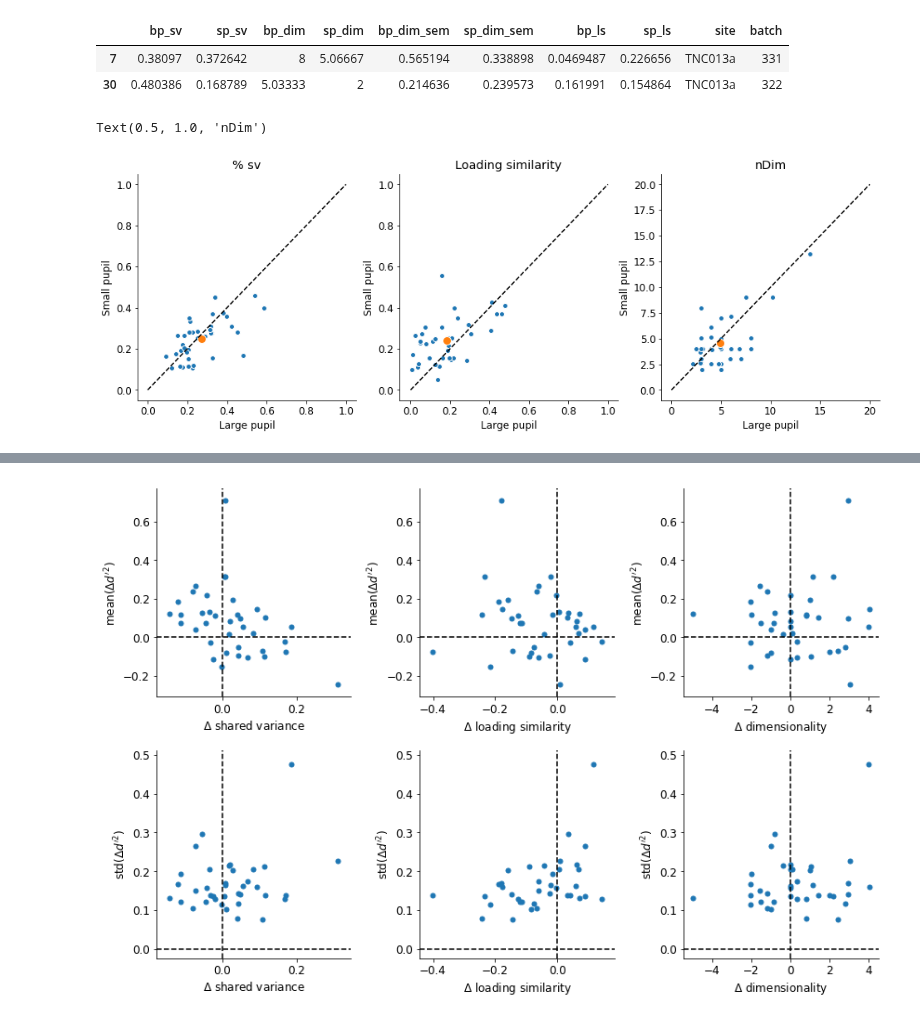
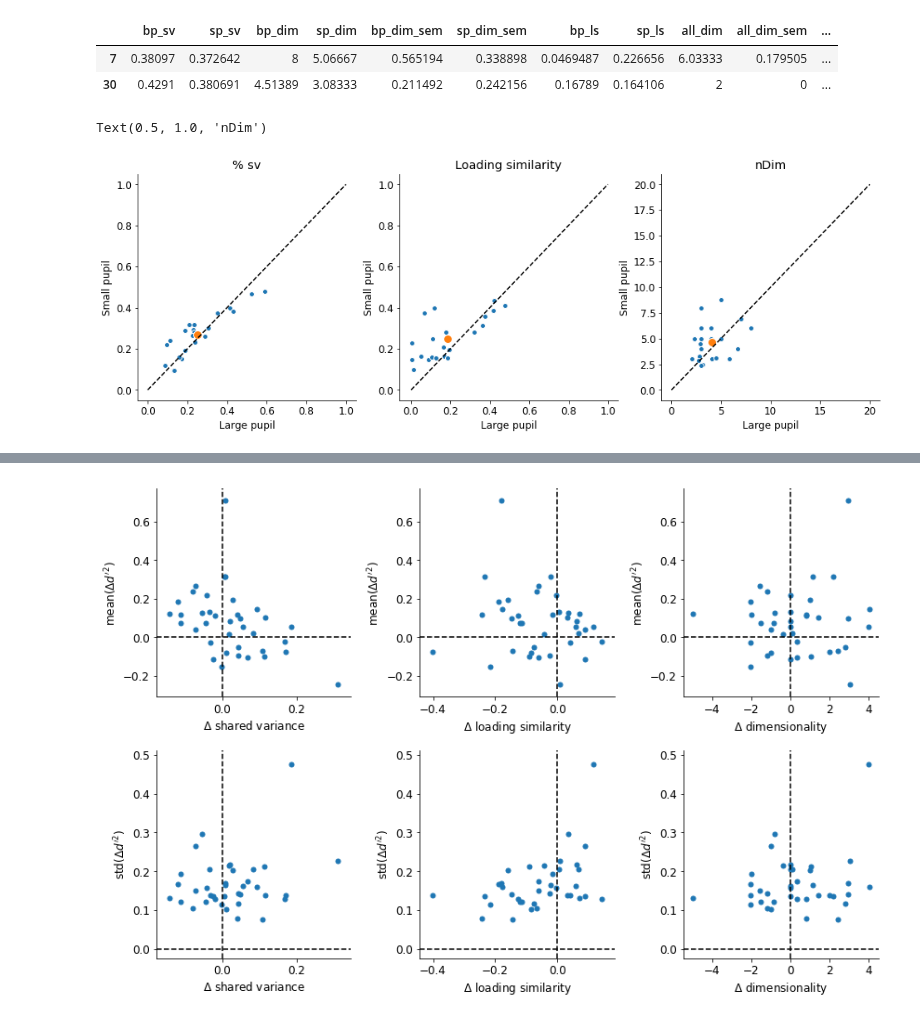
Before and after one commit to crheller/nat_pup_ms, a Jupyter notebook: FA/summary.ipynb, the cells around one changed output, grey strips where cells are left out. Saved outputs shown, nothing was run; the diff lists cells and outputs as text; code cells hidden in the pictures.

Commit message:
reogranization of the repo, adding FA models

```diff
--- a/FA/summary.ipynb
+++ b/FA/summary.ipynb
@@ -14,46 +15,46 @@ from global_settings import CPN_SITES, HIGHR_SITES
 # %%
-modelname = "factor_analysis"
+modelname = "factor_analysis_pca_evoked"
 # %%
 sites = CPN_SITES + HIGHR_SITES
 batches = [331]*len(CPN_SITES) + [322 if s.startswith("BOL")==False else 294 for s in HIGHR_SITES]
-columns = ["bp_sv", "sp_sv", "bp_dim", "sp_dim", "bp_dim_sem", "sp_dim_sem", "bp_ls", "sp_ls", "site", "batch"]
+columns = ["bp_sv", "sp_sv", "bp_dim", "sp_dim", "bp_dim_sem", "sp_dim_sem", "bp_ls", "sp_ls", "all_dim", "all_dim_sem", "site", "batch", "nCells"]
 metrics = pd.DataFrame(columns=columns, index=range(len(sites)))
 metrics_all = pd.DataFrame(columns=columns, index=range(len(sites)))
 for i, (s, b) in enumerate(zip(sites, batches)):
     r = load_pop_metrics(site=s, batch=b, modelname=modelname)
-    metrics.iloc[i] = [r["bp_sv"], r["sp_sv"], r["bp_dim95"], r["sp_dim95"], r["bp_dim_sem"], r["sp_dim_sem"], r["bp_loading_sim"], r["sp_loading_sim"], s, b]
-    metrics_all.iloc[i] = [r["final_fit"]["bp_sv_all"], r["final_fit"]["sp_sv_all"], r["final_fit"]["bp_dim95_all"], r["final_fit"]["sp_dim95_all"], r["bp_dim_sem"], r["sp_dim_sem"], r["final_fit"]["bp_ls_all"], r["final_fit"]["sp_ls_all"], s, b]
+    metrics.iloc[i] = [r["bp_sv"], r["sp_sv"], r["bp_dim95"], r["sp_dim95"], r["bp_dim_sem"], r["sp_dim_sem"], r["bp_loading_sim"], r["sp_loading_sim"], r["all_dim95"], r["all_dim95_sd"], s, b, r["nCells"]]
+    metrics_all.iloc[i] = [r["final_fit"]["bp_sv_all"], r["final_fit"]["sp_sv_all"], r["final_fit"]["bp_dim95_all"], r["final_fit"]["sp_dim95_all"], r["bp_dim_sem"], r["sp_dim_sem"], r["final_fit"]["bp_ls_all"], r["final_fit"]["sp_ls_all"], r["final_fit"]["all_dim95_all"], r["all_dim_sem"], s, b, r["nCells"]]
 # %%
 #metrics = metrics_all
 metrics[metrics.site=="TNC013a"]
 # %% [output]
-|  | bp_sv | sp_sv | bp_dim | sp_dim | bp_dim_sem | sp_dim_sem | bp_ls | sp_ls | site | batch |
-| 7 | 0.38097 | 0.372642 | 8 | 5.06667 | 0.565194 | 0.338898 | 0.0469487 | 0.226656 | TNC013a | 331 |
-| 30 | 0.480386 | 0.168789 | 5.03333 | 2 | 0.214636 | 0.239573 | 0.161991 | 0.154864 | TNC013a | 322 |
+|  | bp_sv | sp_sv | bp_dim | sp_dim | bp_dim_sem | sp_dim_sem | bp_ls | sp_ls | all_dim | all_dim_sem | ... |
+| 7 | 0.38097 | 0.372642 | 8 | 5.06667 | 0.565194 | 0.338898 | 0.0469487 | 0.226656 | 6.03333 | 0.179505 | ... |
+| 30 | 0.4291 | 0.380691 | 4.51389 | 3.08333 | 0.211492 | 0.242156 | 0.16789 | 0.164106 | 2 | 0 | ... |
 # %%
-mask =  [True]*len(metrics) #
+mask = metrics.batch==322 #[True]*len(metrics) #
 f, ax = plt.subplots(1, 3, figsize=(16, 5))
 
 ax[0].scatter(metrics[mask]["bp_sv"], metrics[mask]["sp_sv"], edgecolor="white")
 ax[0].scatter(metrics[mask]["bp_sv"].mean(), metrics[mask]["sp_sv"].mean(), s=100, edgecolor="white")
 ax[0].plot([0, 1], [0, 1], "k--")
 ax[0].set_xlabel("Large pupil")
 ax[0].set_ylabel("Small pupil")
 ax[0].set_title("% sv")
 
 ax[1].scatter(metrics[mask]["bp_ls"], metrics[mask]["sp_ls"], edgecolor="white")
 ax[1].scatter(metrics[mask]["bp_ls"].mean(), metrics[mask]["sp_ls"].mean(), s=100, edgecolor="white")
 ax[1].plot([0, 1], [0, 1], "k--")
 ax[1].set_xlabel("Large pupil")
 ax[1].set_ylabel("Small pupil")
 ax[1].set_title("Loading similarity")
 
 ax[2].scatter(metrics[mask]["bp_dim"], metrics[mask]["sp_dim"], edgecolor="white")
 ax[2].scatter(metrics[mask]["bp_dim"].mean(), metrics[mask]["sp_dim"].mean(), s=100, edgecolor="white")
 ax[2].plot([0, 20], [0, 20], "k--")
 ax[2].set_xlabel("Large pupil")
 ax[2].set_ylabel("Small pupil")
 ax[2].set_title("nDim")
 # %% [output]
 Text(0.5, 1.0, 'nDim')
-[figure, old version]
+[figure, new version]
```
Also changed, not shown: parts of 7 cells of this notebook, 20 other files.
